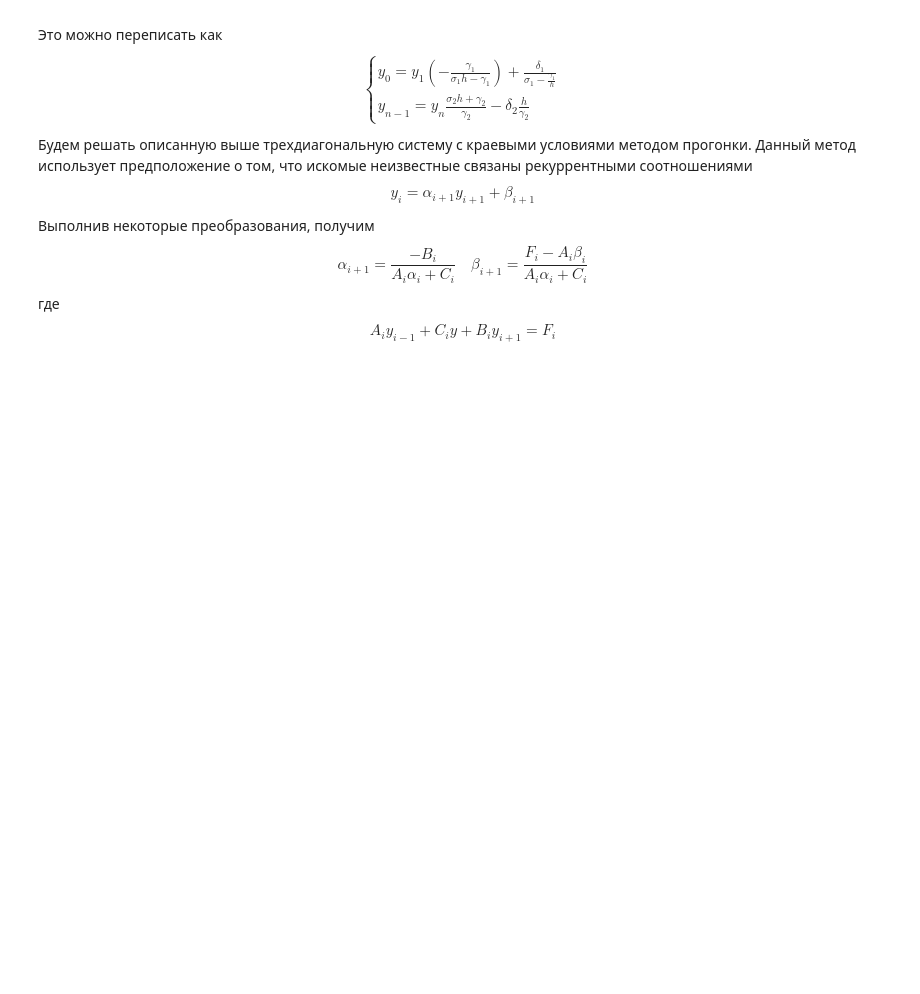
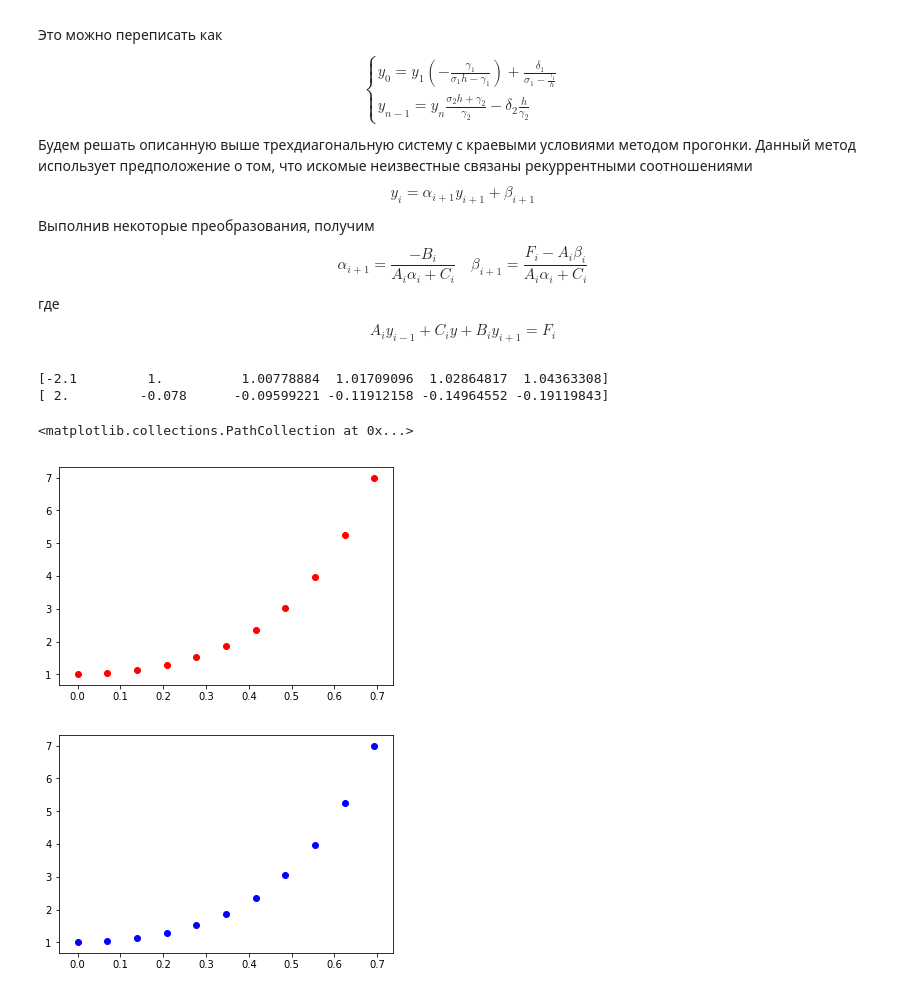
Before and after one commit to Sorrow321/NM, a Jupyter notebook: DifEq.ipynb, the cells around one changed output. Cells and saved outputs as stored; diff of their text form; code cells hidden in the pictures; blank space fills up the shorter version.

```diff
--- a/DifEq.ipynb
+++ b/DifEq.ipynb
@@ -429,0 +434,32 @@ def method(x_0, x_n, p, q, f, sigma, gamma, delta, n):
+# %%
+def p(x):
+    return -3*x
+def q(x):
+    return 2
+def f(x):
+    return 1.5
+method(0.7, 1, p, q, f, [0, 0.5], [1, 1], [1.3, 2], 5)
+# %% [output]
+[-2.1         1.          1.00778884  1.01709096  1.02864817  1.04363308]
+[ 2.         -0.078      -0.09599221 -0.11912158 -0.14964552 -0.19119843]
+# %%
+graphs = np.array([[0.000000, 1.000000, 1.000000],
+[0.069315, 1.049474, 1.052094],
+[0.138629, 1.141786, 1.147503],
+[0.207944, 1.292746, 1.301982],
+[0.277259, 1.523433, 1.536455],
+[0.346574, 1.861906, 1.878680],
+[0.415888, 2.345484, 2.365441],
+[0.485203, 3.023755, 3.045445],
+[0.554518, 3.962572, 3.983142],
+[0.623832, 5.249336, 5.263767],
+[0.693147, 7.000000, 7.000000]])
+
+fig = plt.pyplot.figure()
+plt.pyplot.scatter(x=graphs[:, 0], y=graphs[:, 1], c='red')
+fig = plt.pyplot.figure()
+plt.pyplot.scatter(x=graphs[:, 0], y=graphs[:, 2], c='blue')
+# %% [output]
+<matplotlib.collections.PathCollection at 0x...>
+[figure, added]
+[figure, added]
```
Also changed, not shown: parts of 1 cell of this notebook.
